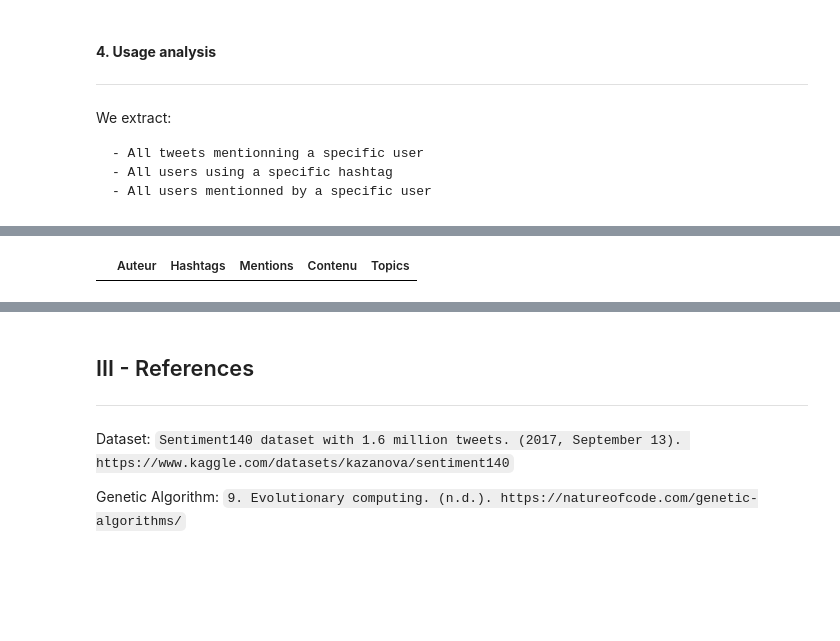
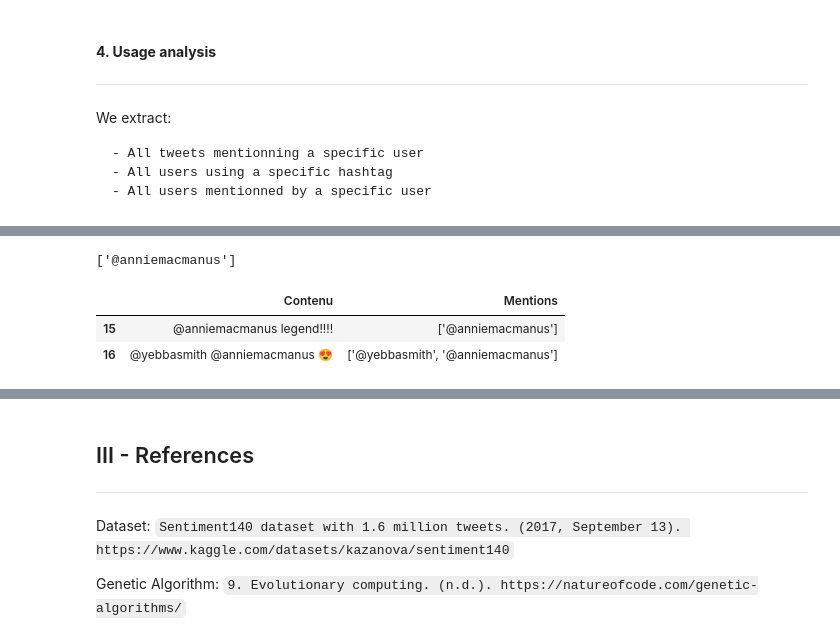
Before and after one commit to Egeyae/InPoDA-project-in304, a Jupyter notebook: InPoDA_CompteRendu.ipynb, the cells around one changed output, grey strips where cells are left out. Saved outputs shown, nothing was run; the diff lists cells and outputs as text; code cells hidden in the pictures; blank space fills up the shorter version.

```diff
--- a/InPoDA_CompteRendu.ipynb
+++ b/InPoDA_CompteRendu.ipynb
@@ -329,6 +330,6 @@ We extract:
 # %%
 # All tweets mentionning a specific user
 user = pipeline.get_all_mentions().loc[0]
-
-pipeline.all_tweets_where_user(user)
+print(user.tolist())
+pipeline.all_tweets_where_user(user[0][1:])
 # %% [output]
@@ -338,4 +337,7 @@ Name: 0, dtype: object...
+['@anniemacmanus']
-|  | Auteur | Hashtags | Mentions | Contenu | Topics |
+|  | Contenu | Mentions |
+| 15 | @anniemacmanus legend!!!! | ['@anniemacmanus'] |
+| 16 | @yebbasmith @anniemacmanus 😍 | ['@yebbasmith', '@anniemacmanus'] |
 # %%
 # All users using a hashtag
 hashtag = pipeline.get_all_hashtags().loc[0]
```
Also changed, not shown: parts of 20 cells of this notebook, 3 other files.
